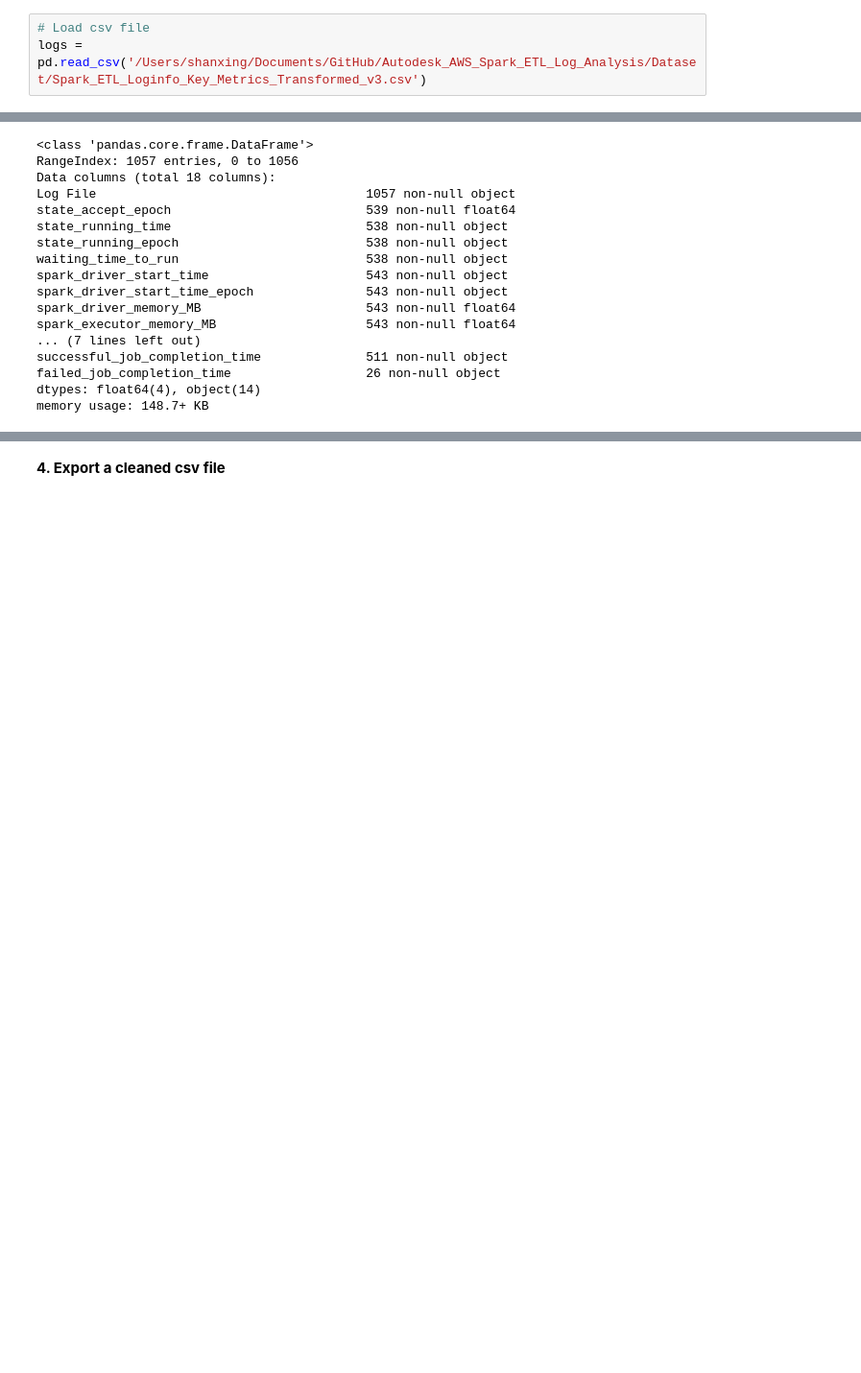
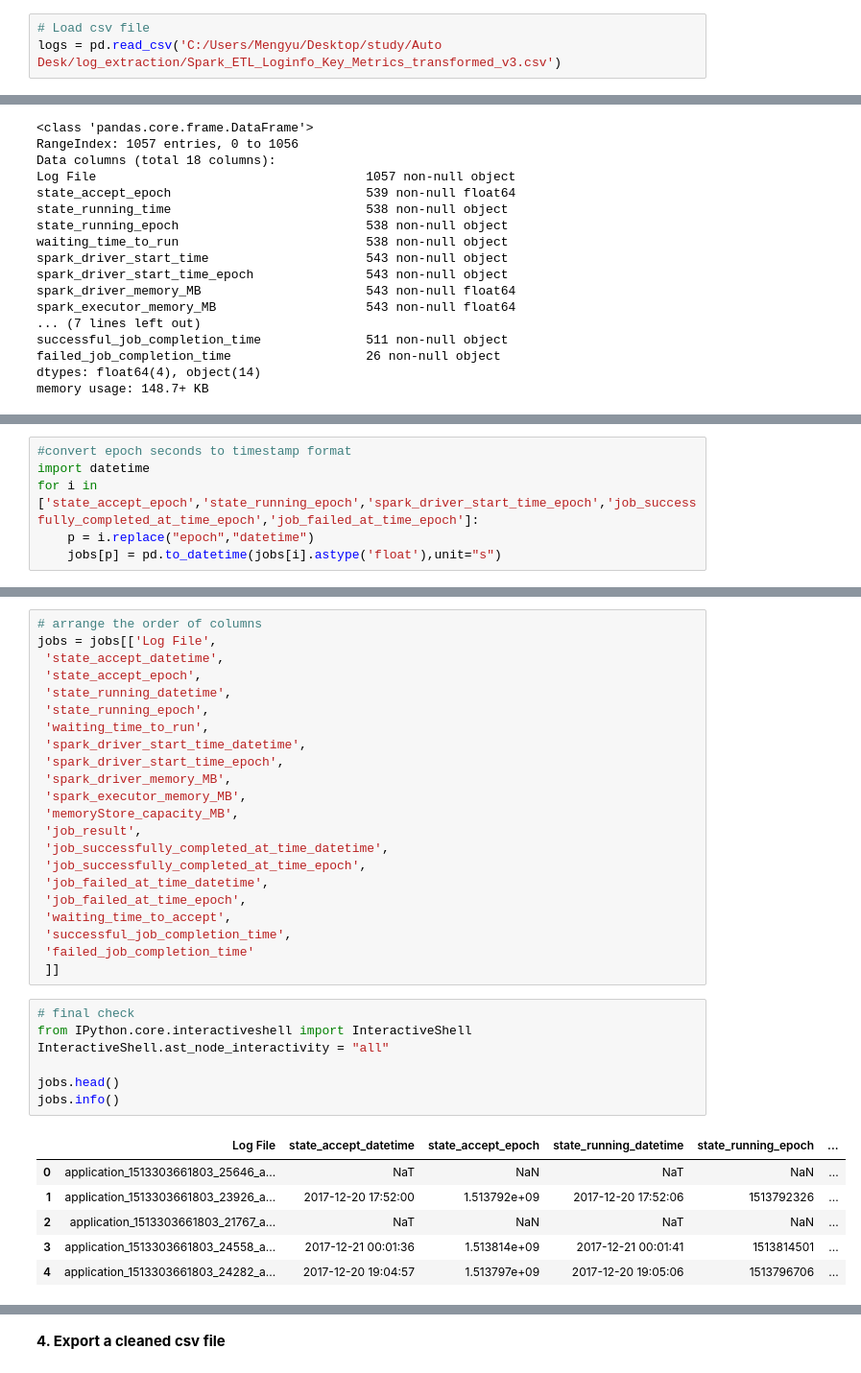
Before and after one commit to shrutisaxena0617/AWS_Spark_ETL_Log_Analysis, a Jupyter notebook: Clean_Loginfo_Key_Metrics.ipynb, the cells around one changed output, grey strips where cells are left out. Shown at 96% size. Saved outputs shown, nothing was run; the diff lists cells and outputs as text; blank space fills up the shorter version.

Commit message:
The code for data manipulation
Convert epoch seconds to datatime so that tableau can read correctly

```diff
--- a/Clean_Loginfo_Key_Metrics.ipynb
+++ b/Clean_Loginfo_Key_Metrics.ipynb
@@ -17,7 +17,7 @@ import pandas as pd
 import numpy as np
 # %%
 # Load csv file
-logs = pd.read_csv('/Users/shanxing/Documents/GitHub/Autodesk_AWS_Spark_ETL_Log_Analysis/Dataset/Spark_ETL_Loginfo_Key_Metrics_Transformed_v3.csv')
+logs = pd.read_csv('C:/Users/Mengyu/Desktop/study/Auto Desk/log_extraction/Spark_ETL_Loginfo_Key_Metrics_transformed_v3.csv')
 # %% [markdown]
 ** 2. Convert data in the three memory columns to analyzable form **
 # %%
@@ -129,0 +120,6 @@ jobs[jobs['state_running_time'].isnull()].head()
+# %%
+#convert epoch seconds to timestamp format
+import datetime
+for i in ['state_accept_epoch','state_running_epoch','spark_driver_start_time_epoch','job_successfully_completed_at_time_epoch','job_failed_at_time_epoch']:
+    p = i.replace("epoch","datetime")
+    jobs[p] = pd.to_datetime(jobs[i].astype('float'),unit="s")
@@ -129,0 +146,36 @@ jobs[jobs['state_running_time'].isnull()].head()
+# %%
+# arrange the order of columns
+jobs = jobs[['Log File',
+ 'state_accept_datetime',
+ 'state_accept_epoch',
+ 'state_running_datetime',
+ 'state_running_epoch',
+ 'waiting_time_to_run',
+ 'spark_driver_start_time_datetime',
+ 'spark_driver_start_time_epoch',
+ 'spark_driver_memory_MB',
+ 'spark_executor_memory_MB',
+ 'memoryStore_capacity_MB',
+ 'job_result',
+ 'job_successfully_completed_at_time_datetime',
+ 'job_successfully_completed_at_time_epoch',
+ 'job_failed_at_time_datetime',
+ 'job_failed_at_time_epoch',
+ 'waiting_time_to_accept',
+ 'successful_job_completion_time',
+ 'failed_job_completion_time'
+ ]]
+# %%
+# final check
+from IPython.core.interactiveshell import InteractiveShell
+InteractiveShell.ast_node_interactivity = "all"
+
+jobs.head()
+jobs.info()
+# %% [output]
+|  | Log File | state_accept_datetime | state_accept_epoch | state_running_datetime | state_running_epoch | ... |
+| 0 | application_1513303661803_25646_a... | NaT | NaN | NaT | NaN | ... |
+| 1 | application_1513303661803_23926_a... | 2017-12-20 17:52:00 | 1.513792e+09 | 2017-12-20 17:52:06 | 1513792326 | ... |
+| 2 | application_1513303661803_21767_a... | NaT | NaN | NaT | NaN | ... |
+| 3 | application_1513303661803_24558_a... | 2017-12-21 00:01:36 | 1.513814e+09 | 2017-12-21 00:01:41 | 1513814501 | ... |
+| 4 | application_1513303661803_24282_a... | 2017-12-20 19:04:57 | 1.513797e+09 | 2017-12-20 19:05:06 | 1513796706 | ... |
```
Also changed, not shown: parts of 5 cells of this notebook, 1 other file.
